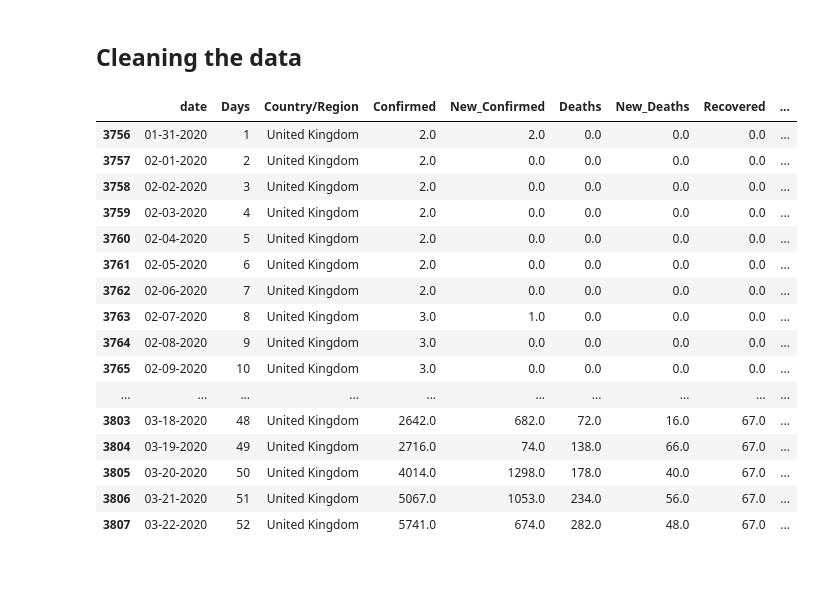
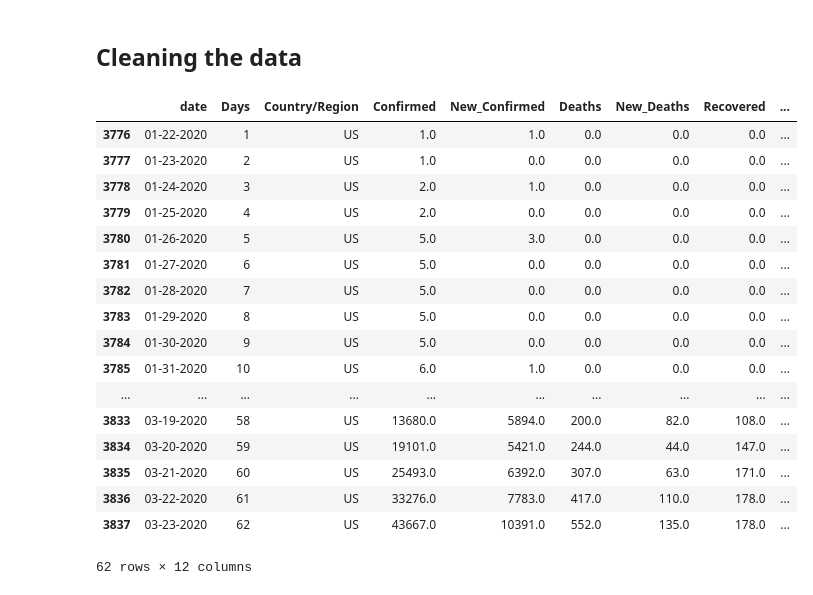
Before and after one commit to Shafquat/COVID-19_day_count, a Jupyter notebook: Merge_Data_add_Day_Count.ipynb, the cells around one changed output. Cells and saved outputs as stored; diff of their text form; code cells hidden in the pictures.

```diff
--- a/Merge_Data_add_Day_Count.ipynb
+++ b/Merge_Data_add_Day_Count.ipynb
@@ -24,7 +24,7 @@ for filename in all_files:
 frame = pd.concat(li, axis=0, ignore_index=True)
 
 # Change Country Names for consistency
-frame["Country/Region"].replace({"occupied Palestinian territory": "Palestine", "Mainland China": "China", "Taiwan*": "Taiwan", "UK": "United Kingdom", "The Bahamas": "Bahamas, The", "Iran (Islamic Republic of)": "Iran", "Hong Kong SAR": "Hong Kong", "The Gambia": "Gambia, The", "Viet Nam": "Vietnam"}, inplace=True)
+frame["Country/Region"].replace({"occupied Palestinian territory": "Palestine", "Mainland China": "China", "Taiwan*": "Taiwan", "UK": "United Kingdom", "The Bahamas": "Bahamas, The", "Iran (Islamic Republic of)": "Iran", "Hong Kong SAR": "Hong Kong", "The Gambia": "Gambia, The", "Viet Nam": "Vietnam", "Korea, South": "South Korea"}, inplace=True)
 # %%
 # aggregate numbers by country
 country_df = frame.groupby(['Country/Region','date']).sum().reset_index()
@@ -72,24 +72,25 @@ for i, row in final_table.iterrows():
         final_table.at[i,'New_Deaths'] = row['Deaths']
         final_table.at[i,'New_Recovered'] = row['Recovered']
 # %%
-final_table[final_table['Country/Region'] == 'United Kingdom']
+final_table[final_table['Country/Region'] == 'US']
 # %% [output]
 |  | date | Days | Country/Region | Confirmed | New_Confirmed | Deaths | New_Deaths | Recovered | ... |
-| 3756 | 01-31-2020 | 1 | United Kingdom | 2.0 | 2.0 | 0.0 | 0.0 | 0.0 | ... |
-| 3757 | 02-01-2020 | 2 | United Kingdom | 2.0 | 0.0 | 0.0 | 0.0 | 0.0 | ... |
-| 3758 | 02-02-2020 | 3 | United Kingdom | 2.0 | 0.0 | 0.0 | 0.0 | 0.0 | ... |
-| 3759 | 02-03-2020 | 4 | United Kingdom | 2.0 | 0.0 | 0.0 | 0.0 | 0.0 | ... |
-| 3760 | 02-04-2020 | 5 | United Kingdom | 2.0 | 0.0 | 0.0 | 0.0 | 0.0 | ... |
-| 3761 | 02-05-2020 | 6 | United Kingdom | 2.0 | 0.0 | 0.0 | 0.0 | 0.0 | ... |
-| 3762 | 02-06-2020 | 7 | United Kingdom | 2.0 | 0.0 | 0.0 | 0.0 | 0.0 | ... |
-| 3763 | 02-07-2020 | 8 | United Kingdom | 3.0 | 1.0 | 0.0 | 0.0 | 0.0 | ... |
-| 3764 | 02-08-2020 | 9 | United Kingdom | 3.0 | 0.0 | 0.0 | 0.0 | 0.0 | ... |
-| 3765 | 02-09-2020 | 10 | United Kingdom | 3.0 | 0.0 | 0.0 | 0.0 | 0.0 | ... |
+| 3776 | 01-22-2020 | 1 | US | 1.0 | 1.0 | 0.0 | 0.0 | 0.0 | ... |
+| 3777 | 01-23-2020 | 2 | US | 1.0 | 0.0 | 0.0 | 0.0 | 0.0 | ... |
+| 3778 | 01-24-2020 | 3 | US | 2.0 | 1.0 | 0.0 | 0.0 | 0.0 | ... |
+| 3779 | 01-25-2020 | 4 | US | 2.0 | 0.0 | 0.0 | 0.0 | 0.0 | ... |
+| 3780 | 01-26-2020 | 5 | US | 5.0 | 3.0 | 0.0 | 0.0 | 0.0 | ... |
+| 3781 | 01-27-2020 | 6 | US | 5.0 | 0.0 | 0.0 | 0.0 | 0.0 | ... |
+| 3782 | 01-28-2020 | 7 | US | 5.0 | 0.0 | 0.0 | 0.0 | 0.0 | ... |
+| 3783 | 01-29-2020 | 8 | US | 5.0 | 0.0 | 0.0 | 0.0 | 0.0 | ... |
+| 3784 | 01-30-2020 | 9 | US | 5.0 | 0.0 | 0.0 | 0.0 | 0.0 | ... |
+| 3785 | 01-31-2020 | 10 | US | 6.0 | 1.0 | 0.0 | 0.0 | 0.0 | ... |
 | ... | ... | ... | ... | ... | ... | ... | ... | ... | ... |
-| 3803 | 03-18-2020 | 48 | United Kingdom | 2642.0 | 682.0 | 72.0 | 16.0 | 67.0 | ... |
-| 3804 | 03-19-2020 | 49 | United Kingdom | 2716.0 | 74.0 | 138.0 | 66.0 | 67.0 | ... |
-| 3805 | 03-20-2020 | 50 | United Kingdom | 4014.0 | 1298.0 | 178.0 | 40.0 | 67.0 | ... |
-| 3806 | 03-21-2020 | 51 | United Kingdom | 5067.0 | 1053.0 | 234.0 | 56.0 | 67.0 | ... |
-| 3807 | 03-22-2020 | 52 | United Kingdom | 5741.0 | 674.0 | 282.0 | 48.0 | 67.0 | ... |
+| 3833 | 03-19-2020 | 58 | US | 13680.0 | 5894.0 | 200.0 | 82.0 | 108.0 | ... |
+| 3834 | 03-20-2020 | 59 | US | 19101.0 | 5421.0 | 244.0 | 44.0 | 147.0 | ... |
+| 3835 | 03-21-2020 | 60 | US | 25493.0 | 6392.0 | 307.0 | 63.0 | 171.0 | ... |
+| 3836 | 03-22-2020 | 61 | US | 33276.0 | 7783.0 | 417.0 | 110.0 | 178.0 | ... |
+| 3837 | 03-23-2020 | 62 | US | 43667.0 | 10391.0 | 552.0 | 135.0 | 178.0 | ... |
+62 rows × 12 columns
 # %%
 final_table.to_csv(path + "/transformed.csv", index=False)
```
Also changed, not shown: 7 other files.
